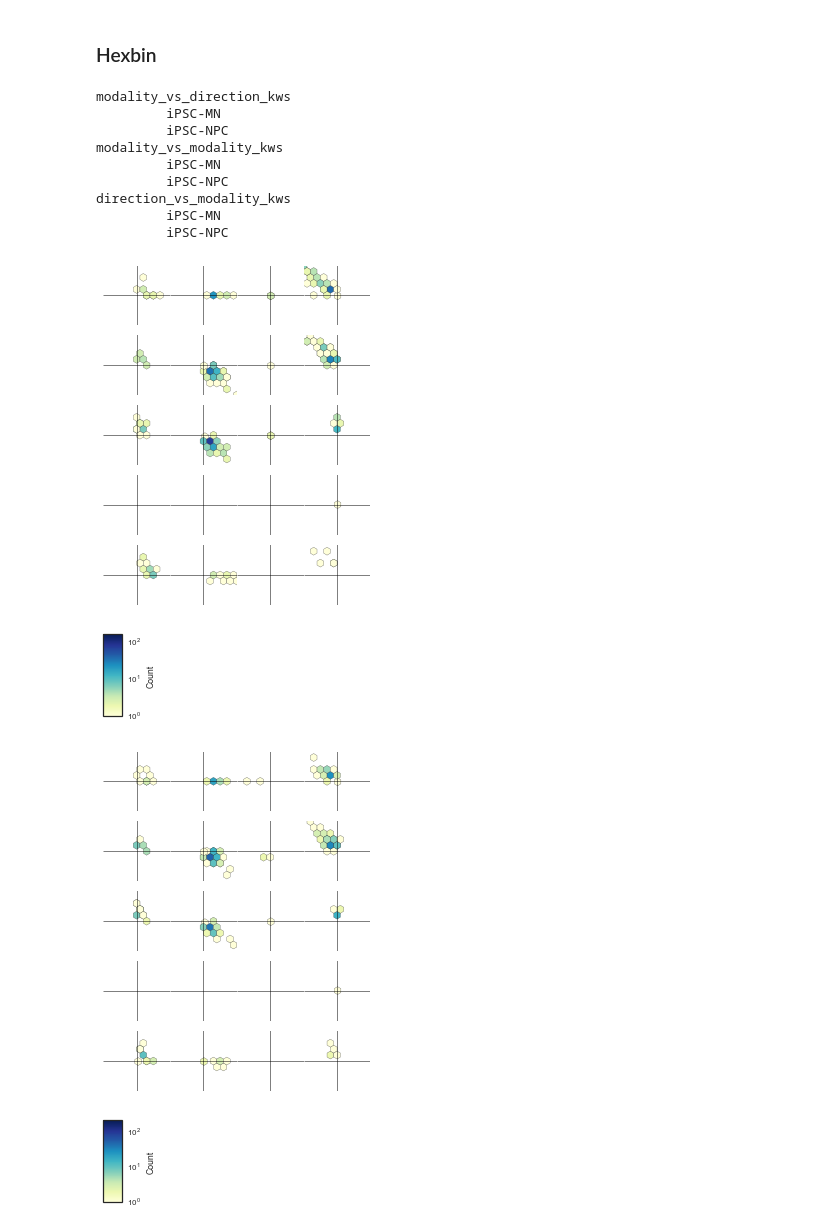
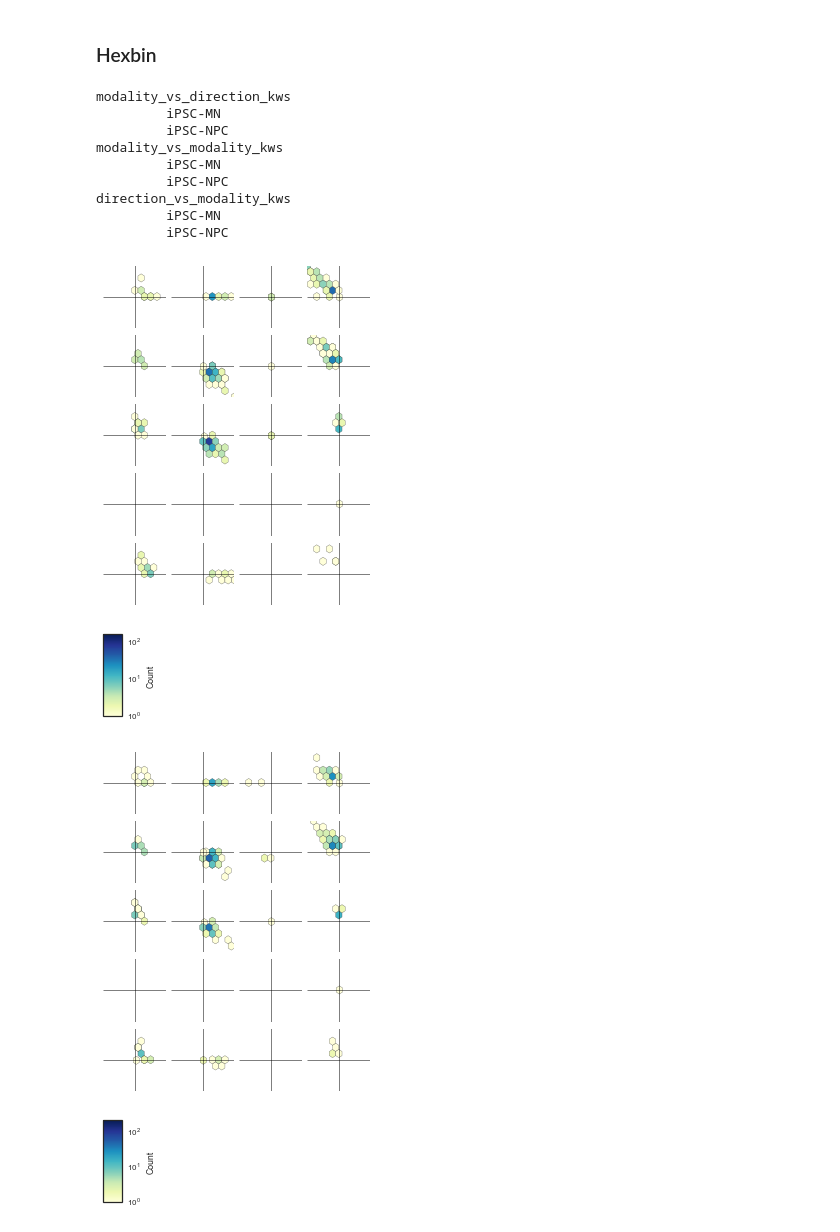
Before and after one commit to YeoLab/singlecell_pnm, a Jupyter notebook: 05_Figure_5/03_large_voyages.ipynb, the cells around one changed output. Cells and saved outputs as stored; diff of their text form; code cells hidden in the pictures.

Commit message:
update large voyageplots to have space between axes

```diff
--- a/05_Figure_5/03_large_voyages.ipynb
+++ b/05_Figure_5/03_large_voyages.ipynb
@@ -314,7 +321,7 @@ for name, kwargs in facet_kwargs.items():
             ax.hlines(0, vmin, vmax, color='k', linewidth=0.5)
             ax.vlines(0, vmin, vmax, color='k', linewidth=0.5)
 
-        g.fig.tight_layout(w_pad=0)
+        g.fig.tight_layout(w_pad=0.5, h_pad=0.75)
         sns.despine(bottom=True, left=True)
         g.savefig('{folder}/large_voyages_{row}_vs_{col}_{transition}_scatter.pdf'.format(
                 folder=figure_folder, transition=transition, **kwargs))
@@ -372,36 +379,36 @@ for name, kwargs in facet_kwargs.items():
 
 
 
         #     g.set_xlabels(bonvoyage.visualize.NEAR_ZERO)
     #     g.set_ylabels(MODALITY_ORDER)
         g.set_titles('')
     #     g.set_titles('{row_name}')
     #     g.fig.suptitle(transition)
-        g.fig.tight_layout(w_pad=0)
+        g.fig.tight_layout(h_pad=0.75, w_pad=0.5)
         sns.despine(bottom=True, left=True)
         g.savefig('{folder}/large_voyages_{row}_vs_{col}_{transition}_hexbin.pdf'.format(
                 folder=figure_folder, transition=transition, **kwargs))
 
         # Plot colorbar too
         fig_colorbar, ax_colorbar = plt.subplots(figsize=(1, 1.5))
         plt.colorbar(g.axes[0][0].collections[0], cax=ax_colorbar,
                      orientation='vertical',  label='Count')
 #                      ticks=[1, 2, 3, 4])#mpl.ticker.MaxNLocator(4))
 #         ax_colorbar.yaxis.set_ticklabels(colorbar_ticklabels)
         fig_colorbar.tight_layout()
-        fig_colorbar.savefig('{folder}/large_voyages{row}_vs_{col}_{transition}_hexbin_colorbar.pdf'.format(
+        fig_colorbar.savefig('{folder}/large_voyages_{row}_vs_{col}_{transition}_hexbin_colorbar.pdf'.format(
                 folder=figure_folder, transition=transition, **kwargs))
 # %% [output]
 modality_vs_direction_kws
          iPSC-MN
          iPSC-NPC
 modality_vs_modality_kws
          iPSC-MN
          iPSC-NPC
 direction_vs_modality_kws
          iPSC-MN
          iPSC-NPC
-[figure, old version]
+[figure, new version]
 [figure]
-[figure, old version]
+[figure, new version]
 [figure]
```
Also changed, not shown: parts of 3 cells of this notebook, 24 other files.
